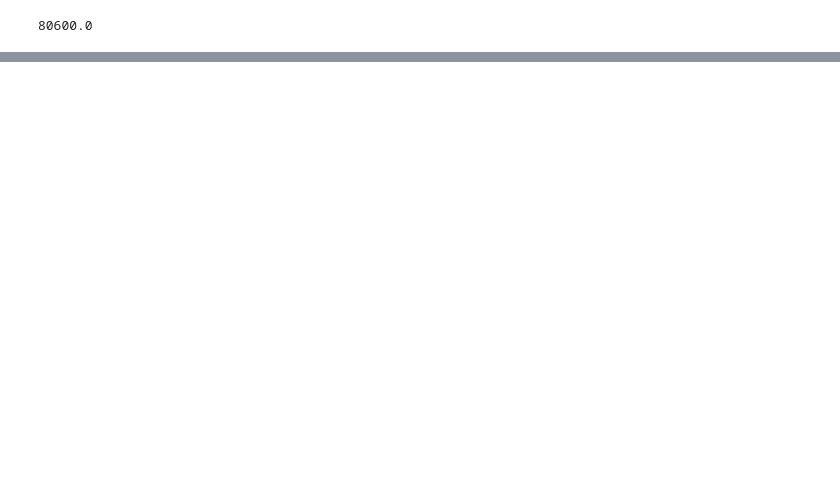
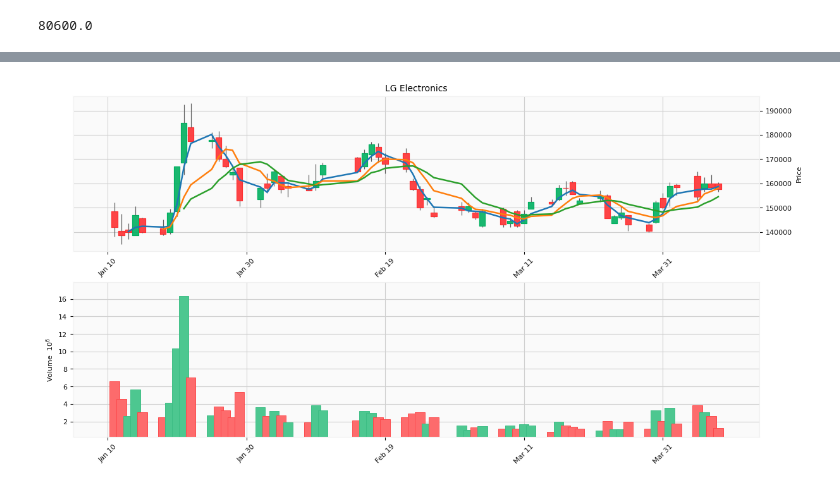
Before and after one commit to zasminah/DataVisualization, a Jupyter notebook: Stock_visualization.ipynb, the cells around one changed output, grey strips where cells are left out. Cells and saved outputs as stored; diff of their text form; code cells hidden in the pictures; blank space fills up the shorter version.

```diff
--- a/Stock_visualization.ipynb
+++ b/Stock_visualization.ipynb
@@ -98,0 +143,4 @@ StockPlt(LGE,'LG Electronics', 152000, dt.datetime(2021, 3, 30), 0.2)
+# %%
+StockMpf(LGE,'LG Electronics')
+# %% [output]
+[figure, added]
```
Also changed, not shown: parts of 13 cells of this notebook.
